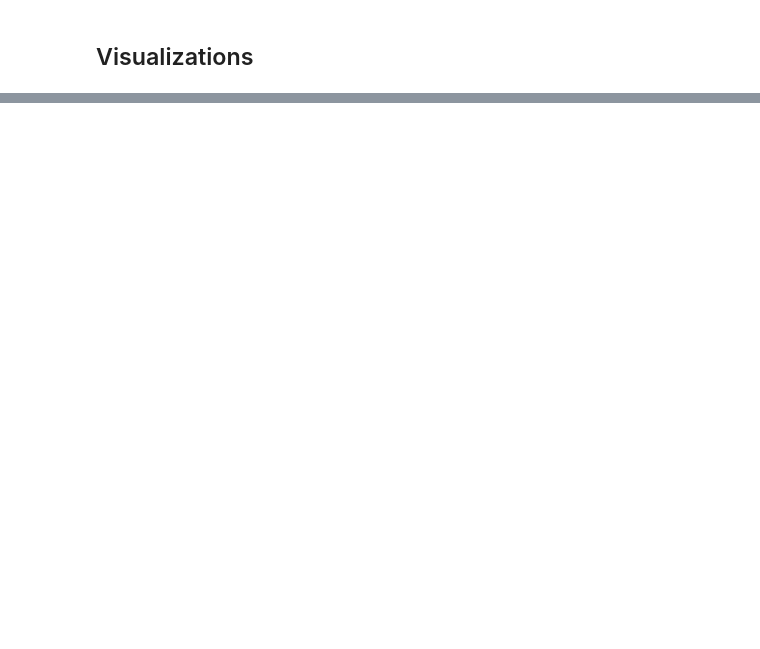
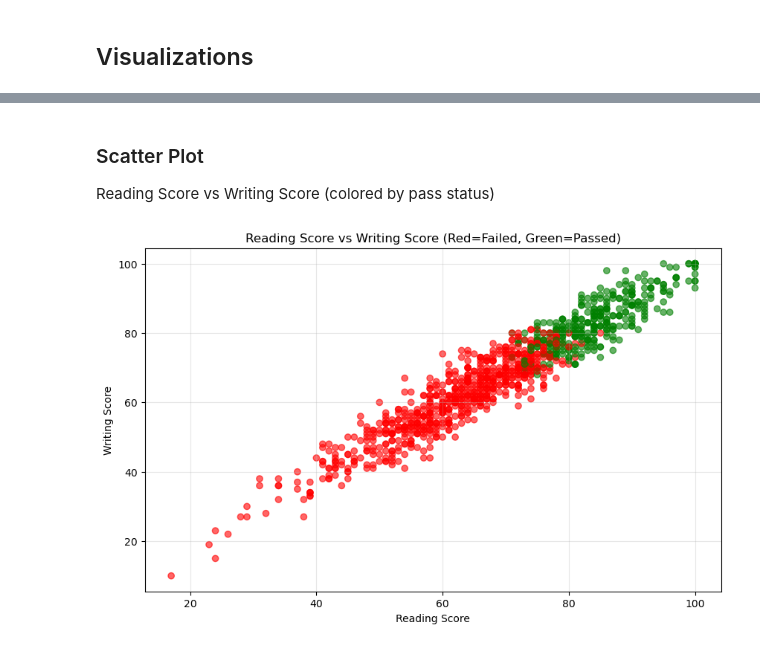
Before and after one commit to raquem-annierose/PolyTech-Sample-Notebook, a Jupyter notebook: student_exam_performance.ipynb, the cells around one changed output, grey strips where cells are left out. Cells and saved outputs as stored; diff of their text form; code cells hidden in the pictures; blank space fills up the shorter version.

```diff
--- a/student_exam_performance.ipynb
+++ b/student_exam_performance.ipynb
@@ -90,0 +361,14 @@ plt.show()
+# %% [markdown]
+### Scatter Plot
+  Reading Score vs Writing Score (colored by pass status)
+# %%
+plt.figure(figsize=(10, 6))
+colors = ['red' if x == False else 'green' for x in df['passed']]
+plt.scatter(df['reading_score'], df['writing_score'], c=colors, alpha=0.6)
+plt.title("Reading Score vs Writing Score (Red=Failed, Green=Passed)")
+plt.xlabel("Reading Score")
+plt.ylabel("Writing Score")
+plt.grid(True, alpha=0.3)
+plt.show()
+# %% [output]
+[figure, added]
```
Also changed, not shown: parts of 44 cells of this notebook, 2 other files.
